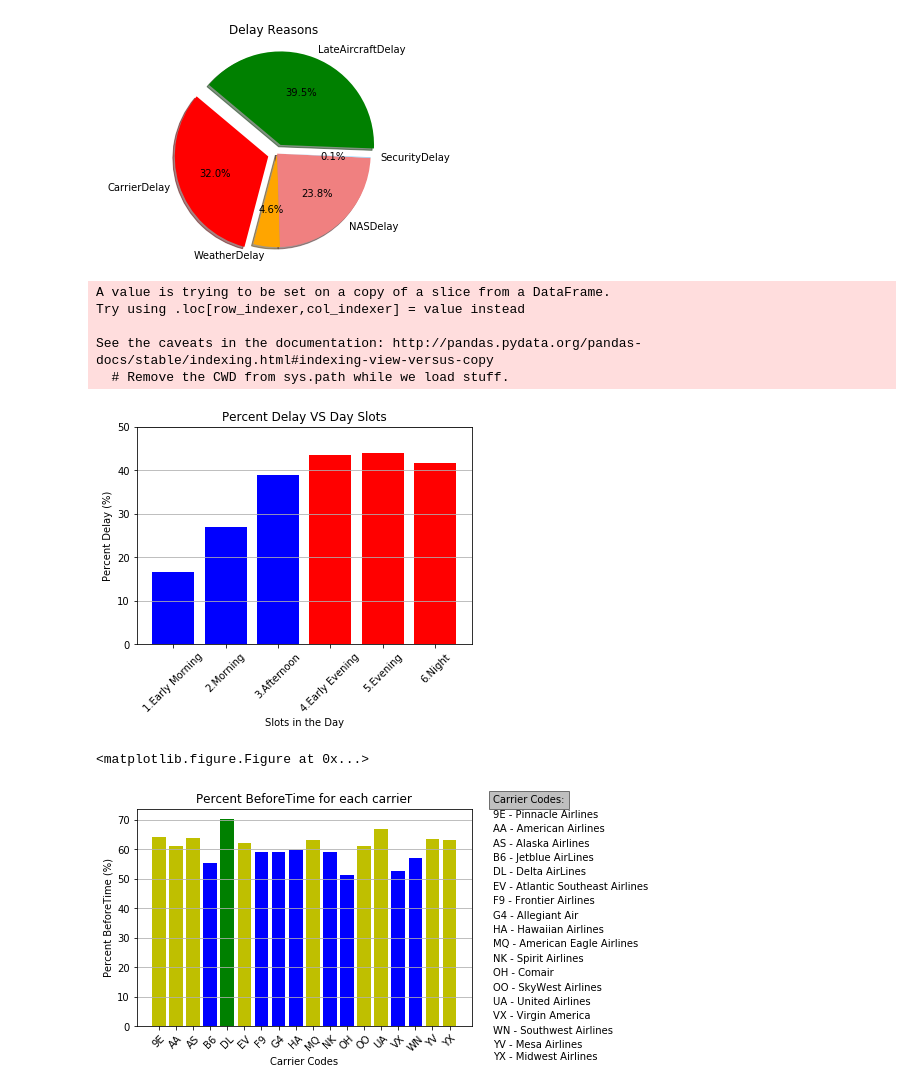
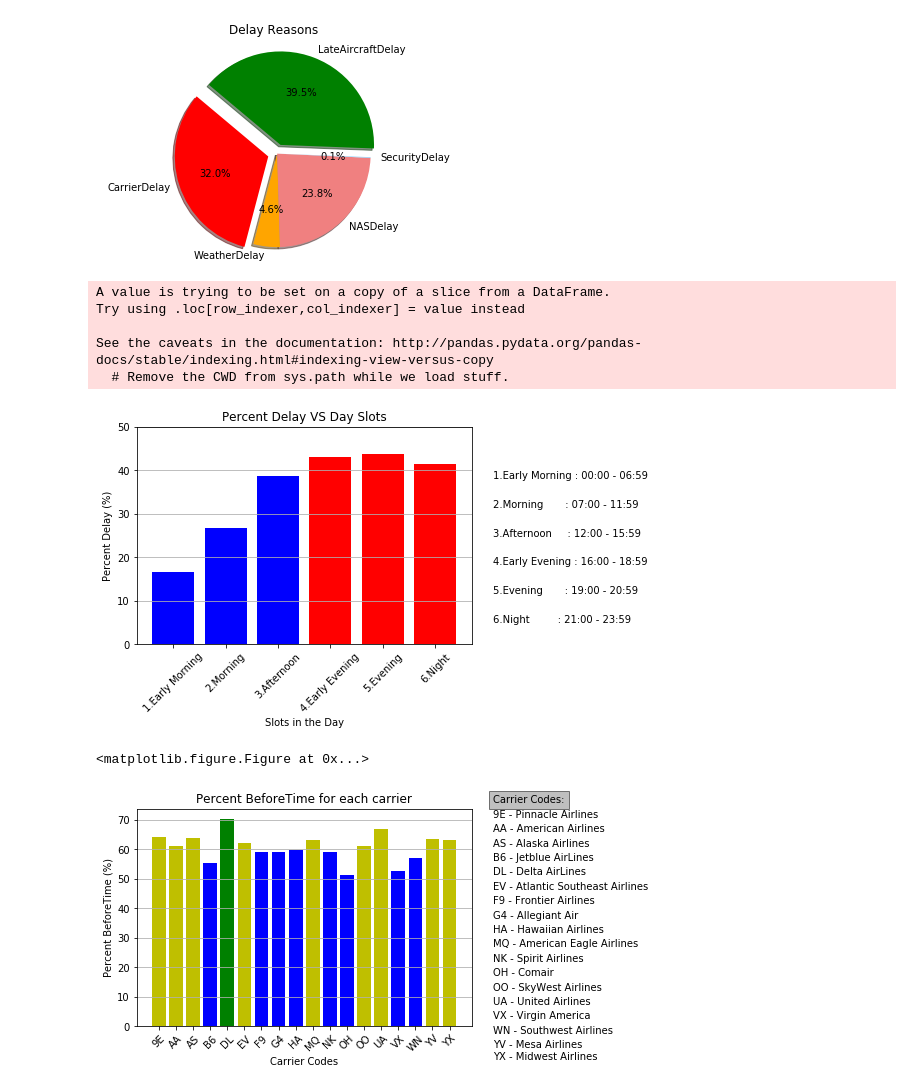
Before and after one commit to Randy0601/GroupProject, a Jupyter notebook: Saifee/Starter.ipynb, the cells around one changed output. Drawn from its saved outputs; the diff is of its cells as text; code cells hidden in the pictures.

```diff
--- a/Saifee/Starter.ipynb
+++ b/Saifee/Starter.ipynb
@@ -371,34 +372,41 @@ time_slot_grouped_df = time_slot_df.groupby("Day Slot")
 #time_slot_grouped_df.count()
 
 time_slot_delay_grouped_df = time_slot_delay_df.groupby("Day Slot")
 #time_slot_delay_grouped_df.count()
 
 time_slot_per_delay = [time_slot_delay_grouped_df.get_group(slot).size/time_slot_grouped_df.get_group(slot).size * 100 for slot in group_names]
 
 
 colors = ['r' if value >= 40 else 'b'  for value in time_slot_per_delay]
 plt.bar(group_names,time_slot_per_delay, color=colors)
 plt.xlabel("Slots in the Day")
 plt.ylabel("Percent Delay (%)")
 plt.xticks(rotation = 45)
 plt.ylim (0,50)
+#plt.figtext(0.95,0.9, "Carrier Codes:", bbox=dict(facecolor='grey', alpha=0.5) )
+plt.figtext(0.95,0.70, "1.Early Morning : 00:00 - 06:59")
+plt.figtext(0.95,0.60, "2.Morning       : 07:00 - 11:59")
+plt.figtext(0.95,0.50, "3.Afternoon     : 12:00 - 15:59")
+plt.figtext(0.95,0.40, "4.Early Evening : 16:00 - 18:59")
+plt.figtext(0.95,0.30, "5.Evening       : 19:00 - 20:59")
+plt.figtext(0.95,0.20, "6.Night         : 21:00 - 23:59")
 
 plt.title("Percent Delay VS Day Slots")
 plt.grid(axis='y')
 plt.show()
 plt.tight_layout()
 
 plt.figtext(1.0,0.7, "Note:")
 plt.figtext(1.0,0.65, "Circle size correlates with driver count per city.")
 
 plt.show()
 # %% [output]
 A value is trying to be set on a copy of a slice from a DataFrame.
 Try using .loc[row_indexer,col_indexer] = value instead
 
 See the caveats in the documentation: http://pandas.pydata.org/pandas-docs/stable/indexing.html#indexing-view-versus-copy
   # Remove the CWD from sys.path while we load stuff.
-[figure, old version]
+[figure, new version]
 <matplotlib.figure.Figure at 0x...>
 # %%
 carrier_beforetime_group_df = beforetime_df.groupby("UniqueCarrier")
```
Also changed, not shown: parts of 9 cells of this notebook, 1 other file.
